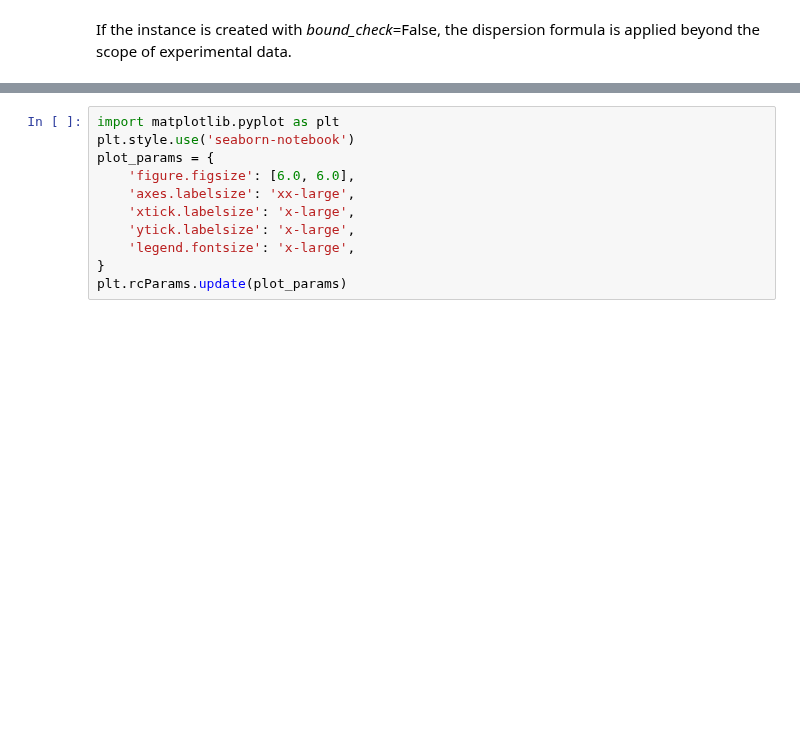
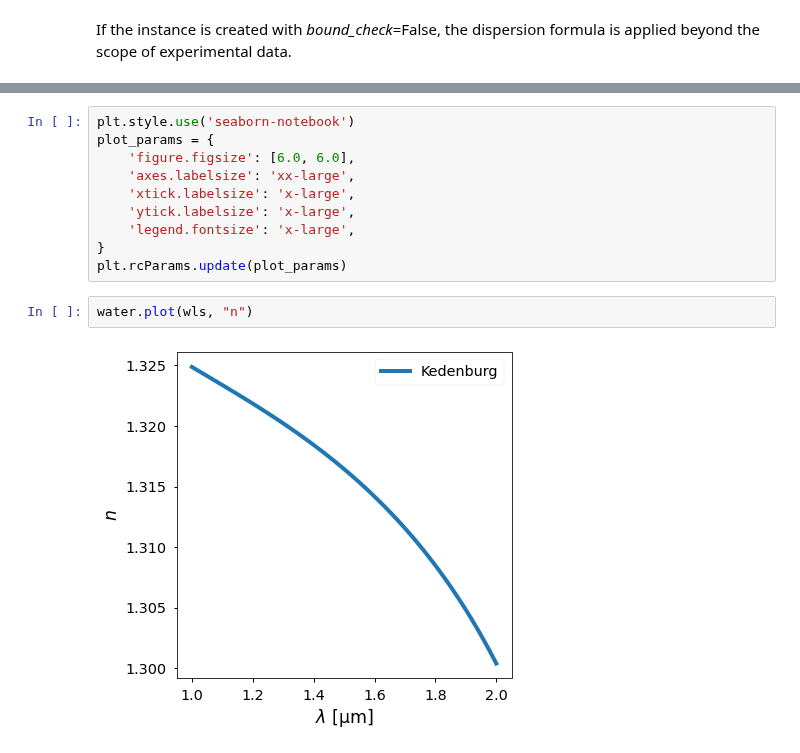
Before and after one commit to mnishida/RII_Pandas, a Jupyter notebook: docs/notebooks/02_RiiMaterial.ipynb, the cells around one changed output, grey strips where cells are left out. Cells and saved outputs as stored; diff of their text form; blank space fills up the shorter version.

```diff
--- a/docs/notebooks/02_RiiMaterial.ipynb
+++ b/docs/notebooks/02_RiiMaterial.ipynb
@@ -99,5 +125,4 @@ array([1.75528941+8.45550074e-06j, 1.7544798 +6.22861833e-06j,
 # %%
-import matplotlib.pyplot as plt
 plt.style.use('seaborn-notebook')
 plot_params = {
     'figure.figsize': [6.0, 6.0],
@@ -107,3 +132,7 @@ plot_params = {
     'legend.fontsize': 'x-large',
 }
 plt.rcParams.update(plot_params)
+# %%
+water.plot(wls, "n")
+# %% [output]
+[figure, added]
```
Also changed, not shown: parts of 8 cells of this notebook, 12 other files.
